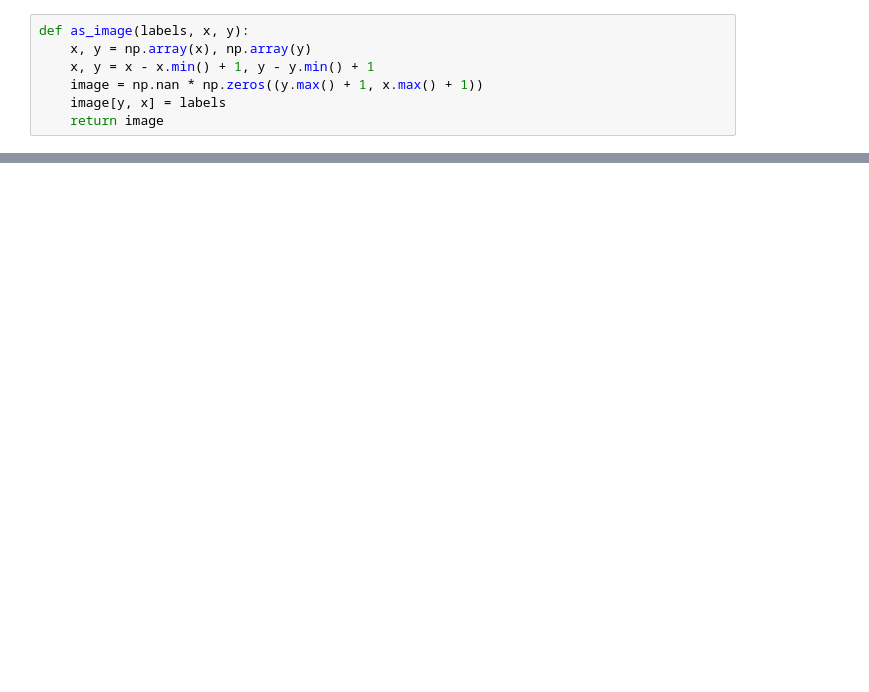
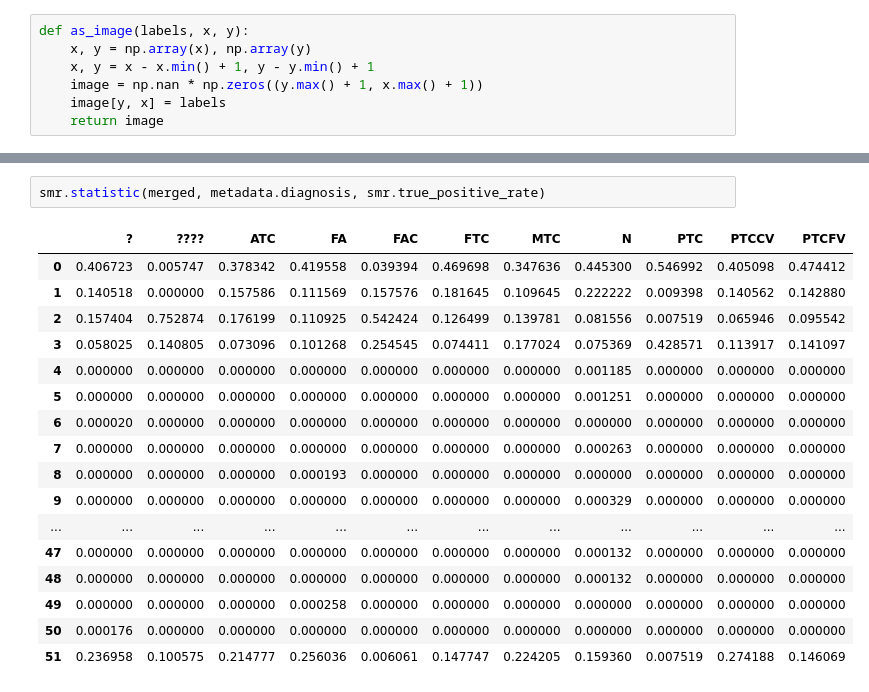
Before and after one commit to gmrukwa/divik, a Jupyter notebook: summarize.ipynb, the cells around one changed output, grey strips where cells are left out. Drawn from its saved outputs; the diff is of its cells as text; blank space fills up the shorter version.

```diff
--- a/summarize.ipynb
+++ b/summarize.ipynb
@@ -64,0 +107,20 @@ plt.show()
+# %%
+smr.statistic(merged, metadata.diagnosis, smr.true_positive_rate)
+# %% [output]
+|  | ? | ???? | ATC | FA | FAC | FTC | MTC | N | PTC | PTCCV | PTCFV |
+| 0 | 0.406723 | 0.005747 | 0.378342 | 0.419558 | 0.039394 | 0.469698 | 0.347636 | 0.445300 | 0.546992 | 0.405098 | 0.474412 |
+| 1 | 0.140518 | 0.000000 | 0.157586 | 0.111569 | 0.157576 | 0.181645 | 0.109645 | 0.222222 | 0.009398 | 0.140562 | 0.142880 |
+| 2 | 0.157404 | 0.752874 | 0.176199 | 0.110925 | 0.542424 | 0.126499 | 0.139781 | 0.081556 | 0.007519 | 0.065946 | 0.095542 |
+| 3 | 0.058025 | 0.140805 | 0.073096 | 0.101268 | 0.254545 | 0.074411 | 0.177024 | 0.075369 | 0.428571 | 0.113917 | 0.141097 |
+| 4 | 0.000000 | 0.000000 | 0.000000 | 0.000000 | 0.000000 | 0.000000 | 0.000000 | 0.001185 | 0.000000 | 0.000000 | 0.000000 |
+| 5 | 0.000000 | 0.000000 | 0.000000 | 0.000000 | 0.000000 | 0.000000 | 0.000000 | 0.001251 | 0.000000 | 0.000000 | 0.000000 |
+| 6 | 0.000020 | 0.000000 | 0.000000 | 0.000000 | 0.000000 | 0.000000 | 0.000000 | 0.000000 | 0.000000 | 0.000000 | 0.000000 |
+| 7 | 0.000000 | 0.000000 | 0.000000 | 0.000000 | 0.000000 | 0.000000 | 0.000000 | 0.000263 | 0.000000 | 0.000000 | 0.000000 |
+| 8 | 0.000000 | 0.000000 | 0.000000 | 0.000193 | 0.000000 | 0.000000 | 0.000000 | 0.000000 | 0.000000 | 0.000000 | 0.000000 |
+| 9 | 0.000000 | 0.000000 | 0.000000 | 0.000000 | 0.000000 | 0.000000 | 0.000000 | 0.000329 | 0.000000 | 0.000000 | 0.000000 |
+| ... | ... | ... | ... | ... | ... | ... | ... | ... | ... | ... | ... |
+| 47 | 0.000000 | 0.000000 | 0.000000 | 0.000000 | 0.000000 | 0.000000 | 0.000000 | 0.000132 | 0.000000 | 0.000000 | 0.000000 |
+| 48 | 0.000000 | 0.000000 | 0.000000 | 0.000000 | 0.000000 | 0.000000 | 0.000000 | 0.000132 | 0.000000 | 0.000000 | 0.000000 |
+| 49 | 0.000000 | 0.000000 | 0.000000 | 0.000258 | 0.000000 | 0.000000 | 0.000000 | 0.000000 | 0.000000 | 0.000000 | 0.000000 |
+| 50 | 0.000176 | 0.000000 | 0.000000 | 0.000000 | 0.000000 | 0.000000 | 0.000000 | 0.000000 | 0.000000 | 0.000000 | 0.000000 |
+| 51 | 0.236958 | 0.100575 | 0.214777 | 0.256036 | 0.006061 | 0.147747 | 0.224205 | 0.159360 | 0.007519 | 0.274188 | 0.146069 |
```
Also changed, not shown: parts of 4 cells of this notebook.
